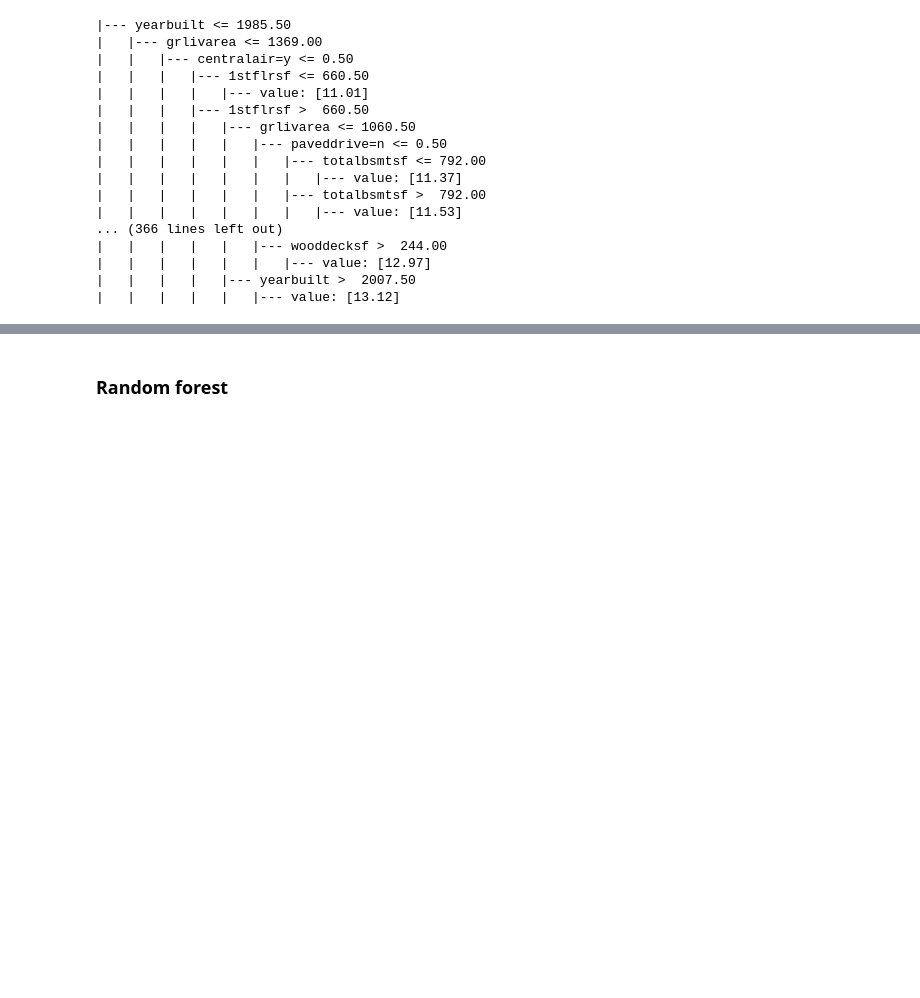
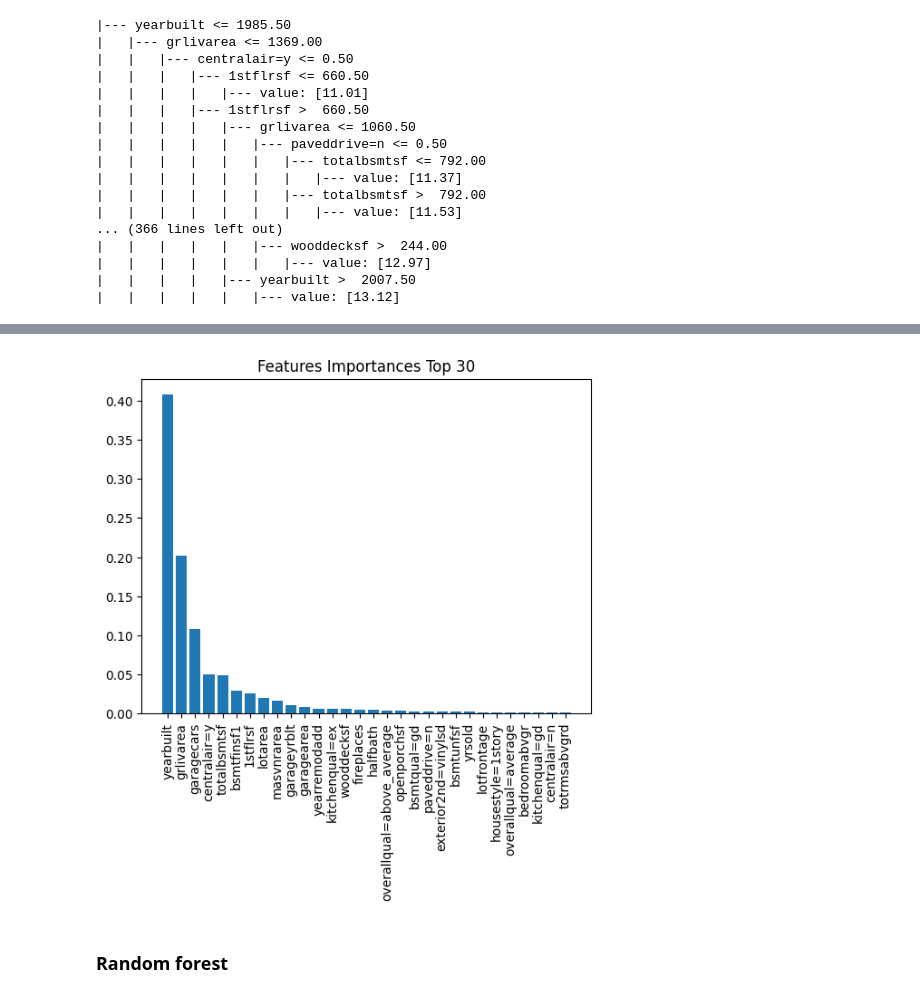
Before and after one commit to sarah-zhan/house_price_prediction, a Jupyter notebook: main.ipynb, the cells around one changed output, grey strips where cells are left out. Cells and saved outputs as stored; diff of their text form; code cells hidden in the pictures; blank space fills up the shorter version.

```diff
--- a/main.ipynb
+++ b/main.ipynb
@@ -343,7 +343,7 @@ feature_names = list(dv.get_feature_names_out())
 importances = []
 
 for i, (feature_name, importance) in enumerate(zip(feature_names, feature_importances)):
-    importances.append((i, feature_name, importance))
+    importances.append((feature_name, importance))
 
 importances
 # %% [output]
@@ -366,0 +367,5 @@ importances
+# %%
+columns = ["feature_name", "feature_importance"]
+df_importances = pd.DataFrame(importances, columns=columns)
+
+df_importances
@@ -366,0 +386,4 @@ importances
+# %%
+# get top 30 features
+df_importances_top30 = df_importances.sort_values(by="feature_importance", ascending=False).head(30)
+df_importances_top30
@@ -367,3 +408,17 @@ importances
+# %%
+# create a pivot table
+# df_importances_top30_pivot = df_importances_top30.pivot(columns="feature_name", values="feature_importance")
+
+# # create a heatmap
+# plt.figure(figsize=(10, 6))
+# sns.heatmap(df_importances_top30_pivot, annot=True, fmt=".3f", cmap="YlGnBu")
+
+plt.bar(df_importances_top30.feature_name, df_importances_top30.feature_importance)
+plt.title("Features Importances Top 30")
+plt.xticks(rotation=90)
+plt.show()
+# %% [output]
+[figure, added]
 # %% [markdown]
 ### Random forest
 # %%
```
Also changed, not shown: parts of 3 cells of this notebook.
